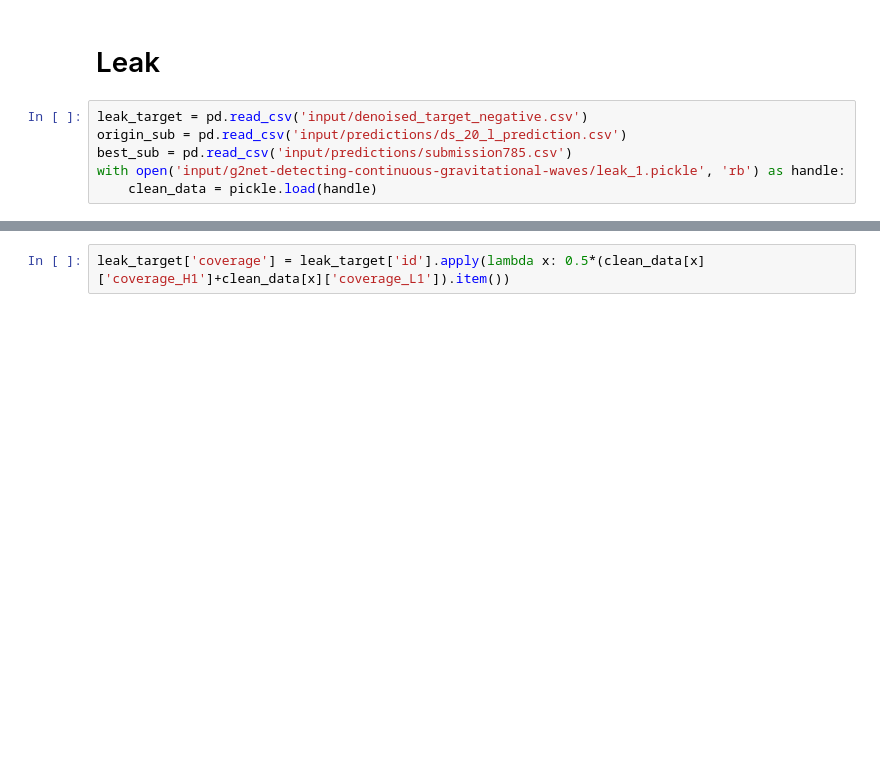
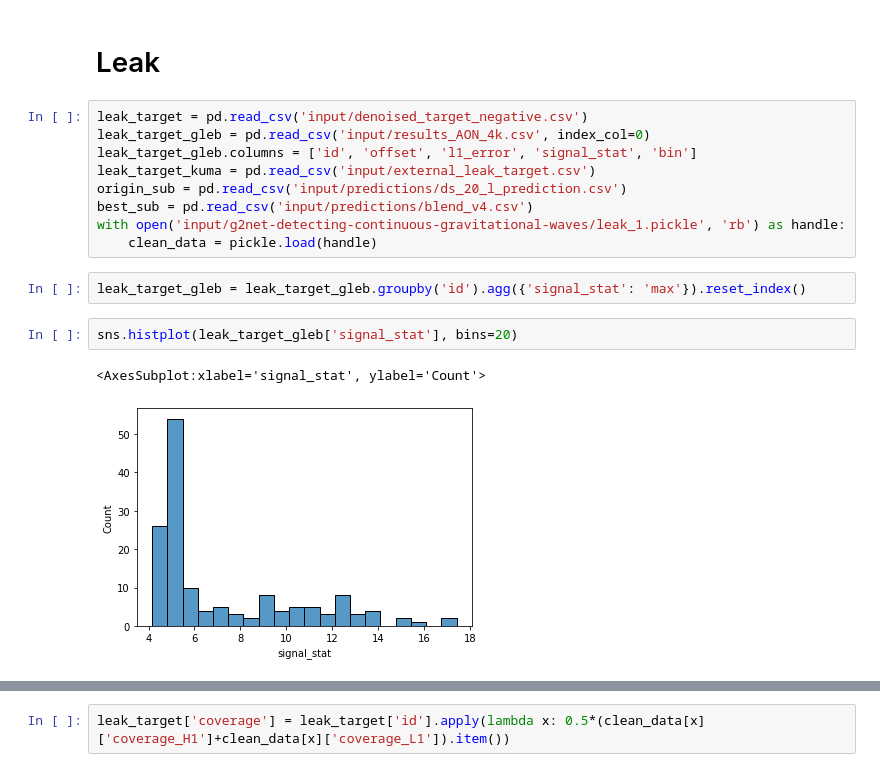
Before and after one commit to analokmaus/kaggle-g2net-2022-private, a Jupyter notebook: 02_submission.ipynb, the cells around one changed output, grey strips where cells are left out. Cells and saved outputs as stored; diff of their text form; blank space fills up the shorter version.

```diff
--- a/02_submission.ipynb
+++ b/02_submission.ipynb
@@ -307,7 +307,17 @@ test.to_csv(Path('results/blend_(blend_comb13rb_ds17prep2)_(stacking_777)_(drhb_
 # Leak
 # %%
 leak_target = pd.read_csv('input/denoised_target_negative.csv')
+leak_target_gleb = pd.read_csv('input/results_AON_4k.csv', index_col=0)
+leak_target_gleb.columns = ['id', 'offset', 'l1_error', 'signal_stat', 'bin']
+leak_target_kuma = pd.read_csv('input/external_leak_target.csv')
 origin_sub = pd.read_csv('input/predictions/ds_20_l_prediction.csv')
-best_sub = pd.read_csv('input/predictions/submission785.csv')
+best_sub = pd.read_csv('input/predictions/blend_v4.csv')
 with open('input/g2net-detecting-continuous-gravitational-waves/leak_1.pickle', 'rb') as handle:
     clean_data = pickle.load(handle)
+# %%
+leak_target_gleb = leak_target_gleb.groupby('id').agg({'signal_stat': 'max'}).reset_index()
+# %%
+sns.histplot(leak_target_gleb['signal_stat'], bins=20)
+# %% [output]
+<AxesSubplot:xlabel='signal_stat', ylabel='Count'>
+[figure, added]
```
Also changed, not shown: parts of 23 cells of this notebook, 7 other files.
